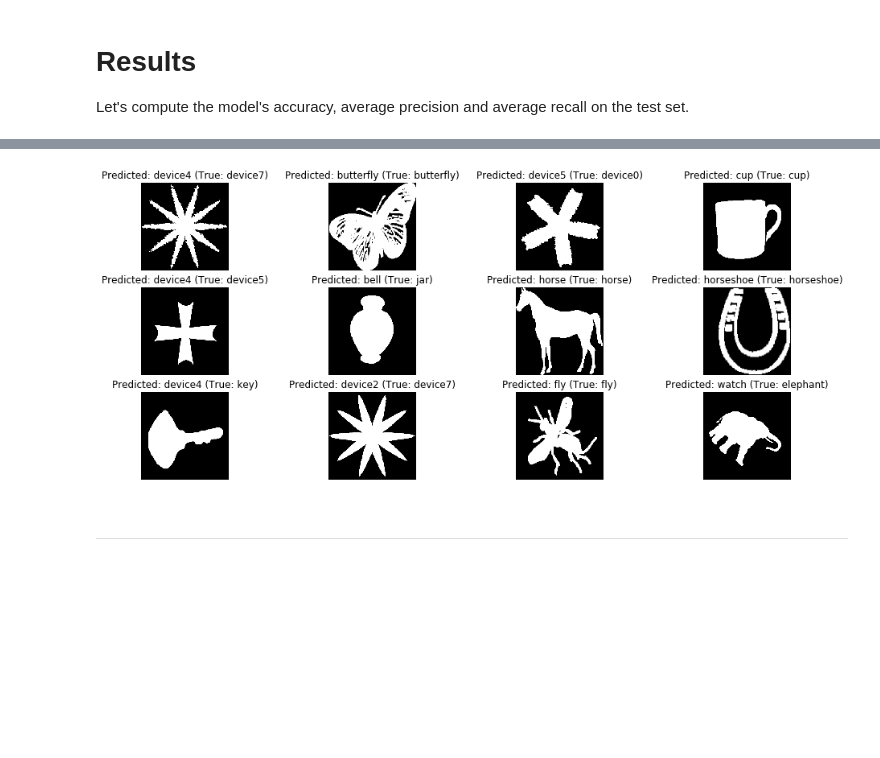
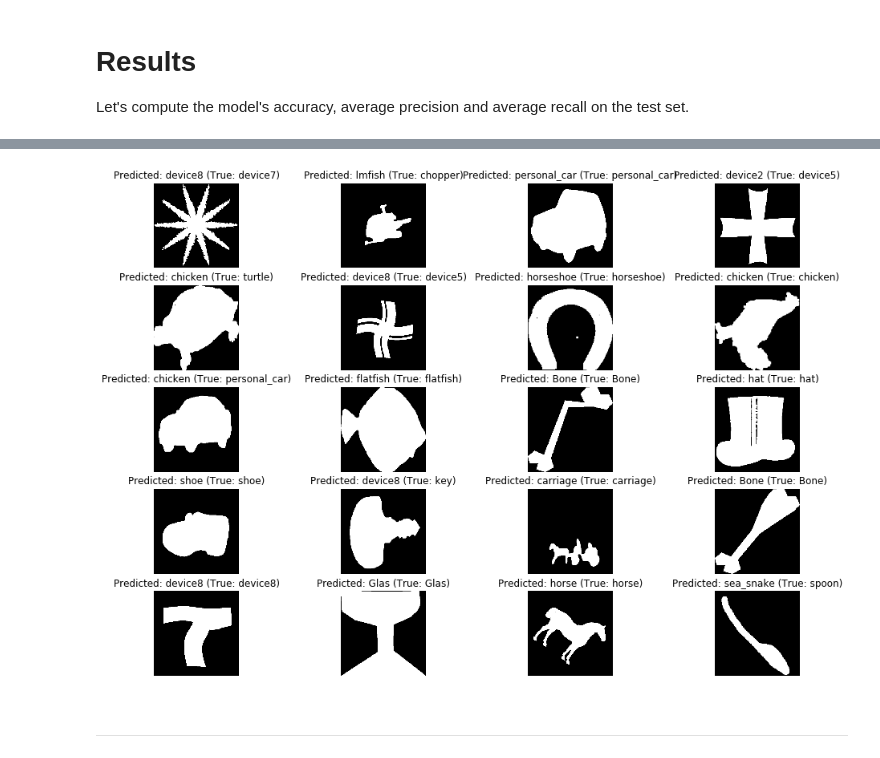
Before and after one commit to Larissa13/MAC5749, a Jupyter notebook: projects/group2/Group2.ipynb, the cells around one changed output, grey strips where cells are left out. Drawn from its saved outputs; the diff is of its cells as text; code cells hidden in the pictures; blank space fills up the shorter version.

```diff
--- a/projects/group2/Group2.ipynb
+++ b/projects/group2/Group2.ipynb
@@ -224,30 +224,30 @@ display(data_frame)
 70 rows × 70 columns
 # %%
 # Display some results
-n_rows, n_cols = (3,4)
+n_rows, n_cols = (5,4)
 n = n_rows*n_cols
 k = 0
 
 plt.figure(figsize=(4. * n_cols, 2.26 * n_rows))
 for test_image, test_target in zip(X_test[::int(len(X_test)/n)], y_test[::int(len(y_test)/n)]):
     # Predicting class
     predicted_class = model.predict(np.array([test_image]))[0]
 
     try:
         ax1 = plt.subplot(n_rows,n_cols,k+1)
         ax1.imshow(test_image, cmap='gray')
         title = "Predicted: {} (True: {})".format(get_class_name('mpeg7',np.argmax(predicted_class)), get_class_name('mpeg7',np.argwhere(test_target)[0][0]))
         ax1.set_title(title)
         ax1.axis('off')
 
         k = k + 1
         plt.imshow(test_image, cmap='gray')
         plt.axis('off')
     except:
         pass
 plt.show()
 # %% [output]
-[figure, old version]
+[figure, new version]
 # %% [markdown]
 <hr style="height:1px; border:none; color:#0000; background-color:#000; margin: 0 auto;">
 # %% [markdown]
```
Also changed, not shown: parts of 4 cells of this notebook, 1 other file.
